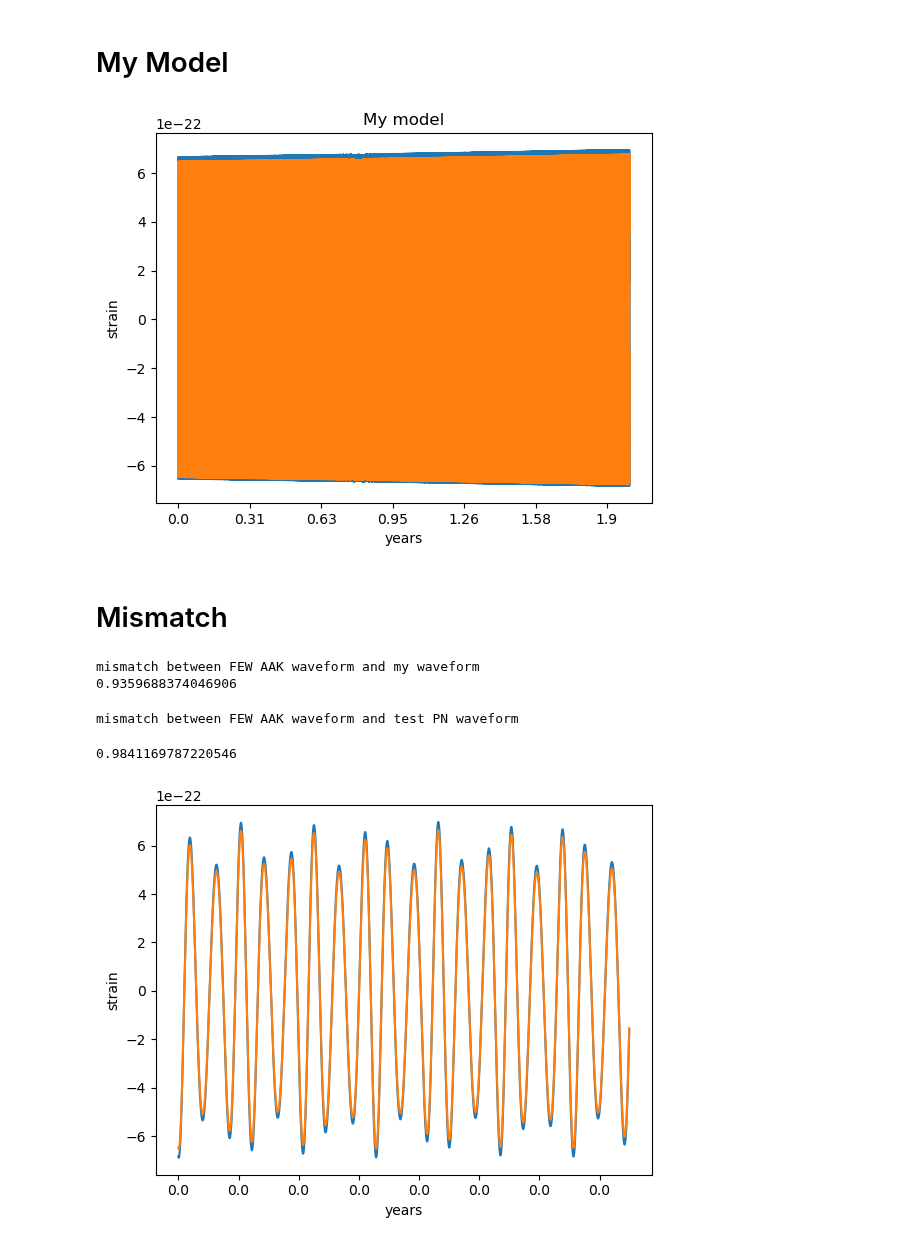
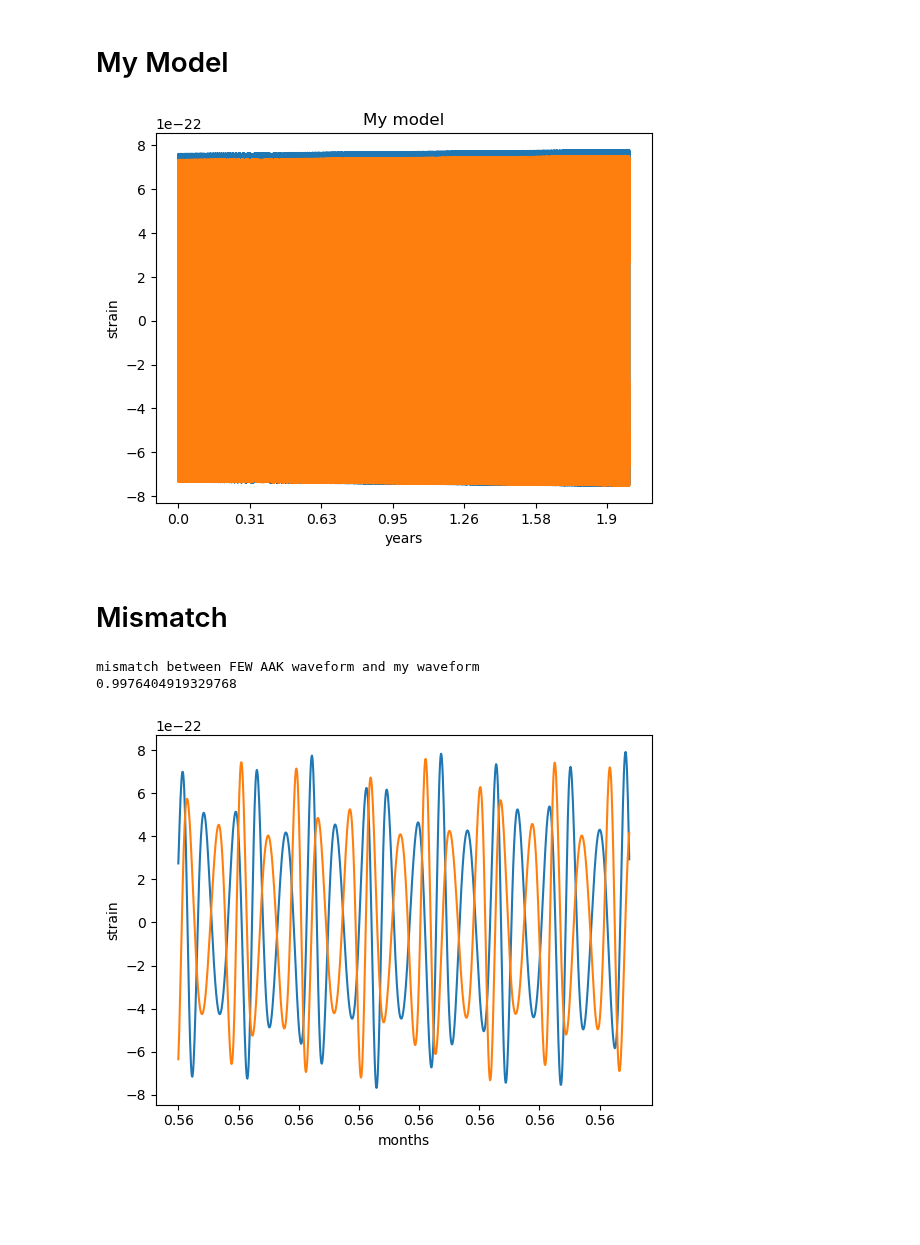
Before and after one commit to Shaun-F/GWGenerator, a Jupyter notebook: Debugging/Compare generated waveforms.ipynb, the cells around one changed output. Cells and saved outputs as stored; diff of their text form; code cells hidden in the pictures; blank space fills up the shorter version.

```diff
--- a/Debugging/Compare generated waveforms.ipynb
+++ b/Debugging/Compare generated waveforms.ipynb
@@ -37,11 +37,11 @@ import GWGen
 from GWGen.WFGenerator import *
 
 # set initial parameters
-M = 1e5
+M = 1e6
 mu = 1e1
-a = 1e-6
+a = 0.9
 p0 = 14.0
-e0 = 1e-5
+e0 = 0.2
 iota0 = 0.1
 Y0 = np.cos(iota0)
 Phi_phi0 = 0.
@@ -285,7 +105,7 @@ sum_kwargs = {
     "pad_output": False,
 }
 
-wfgenerator = NewPn5AAKWaveform(inspiral_kwargs=inspiral_kwargs, sum_kwargs=sum_kwargs, use_gpu=False)
+wfgenerator = EMRIWaveform(inspiral_kwargs=inspiral_kwargs, sum_kwargs=sum_kwargs, use_gpu=False)
 
 mywf = wfgenerator(M, mu, a, p0, e0, Y0, qS, phiS, qK, phiK, dist,Phi_phi0=Phi_phi0, Phi_theta0=Phi_theta0, Phi_r0=Phi_r0, mich=mich, dt=dt, T=T)
 
@@ -299,7 +119,7 @@ plt.xticks(ticks, newlabs);
 plt.xlabel("years");
 plt.ylabel("strain");
 # %% [output]
-[figure, old version]
+[figure, new version]
 # %% [markdown]
 # Mismatch
 # %%
@@ -307,27 +127,21 @@ print("mismatch between FEW AAK waveform and my waveform")
 print(get_mismatch(FEWwaveform, mywf))
 # %% [output]
 mismatch between FEW AAK waveform and my waveform
-0.9359688374046906
+0.9976404919329768
-# %%
-print("mismatch between FEW AAK waveform and test PN waveform")
-get_mismatch(FEWwaveform, testwf)
-# %% [output]
-mismatch between FEW AAK waveform and test PN waveform
-0.9841169787220546
 # %%
-st = 0
-stop = 1000
+st = 100000
+stop = 101000
 dom = t[st:stop]
 ran1 = FEWwaveform.real[st:stop]
 #ran2 = testwf.real[st:stop]
 ran3 = mywf.real[st:stop]
 plt.plot(dom,ran1, label="FEW waveform")
 #plt.plot(dom, ran2, label="example PN waveform")
 plt.plot(dom, ran3, label="my waveform");
 ticks = plt.xticks()[0][1:-1];
-newlabs = [int(i)/100 for i in (ticks*100/(60*60*24*365))];
+newlabs = [int(i)/100 for i in (ticks*100/(60*60*24*31))];
 plt.xticks(ticks, newlabs);
-plt.xlabel("years");
+plt.xlabel("months");
 plt.ylabel("strain");
 # %% [output]
-[figure, old version]
+[figure, new version]
```
Also changed, not shown: parts of 3 cells of this notebook, 5 other files.
